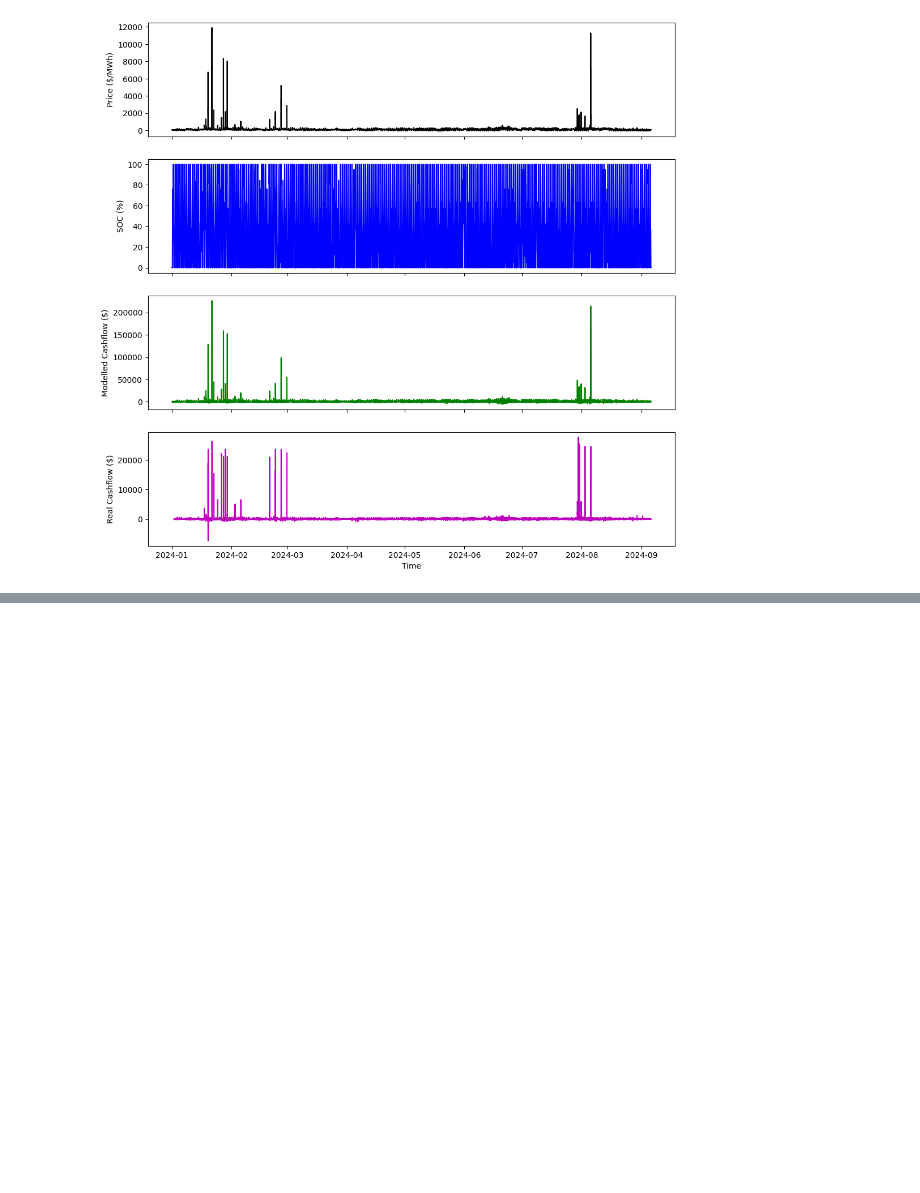
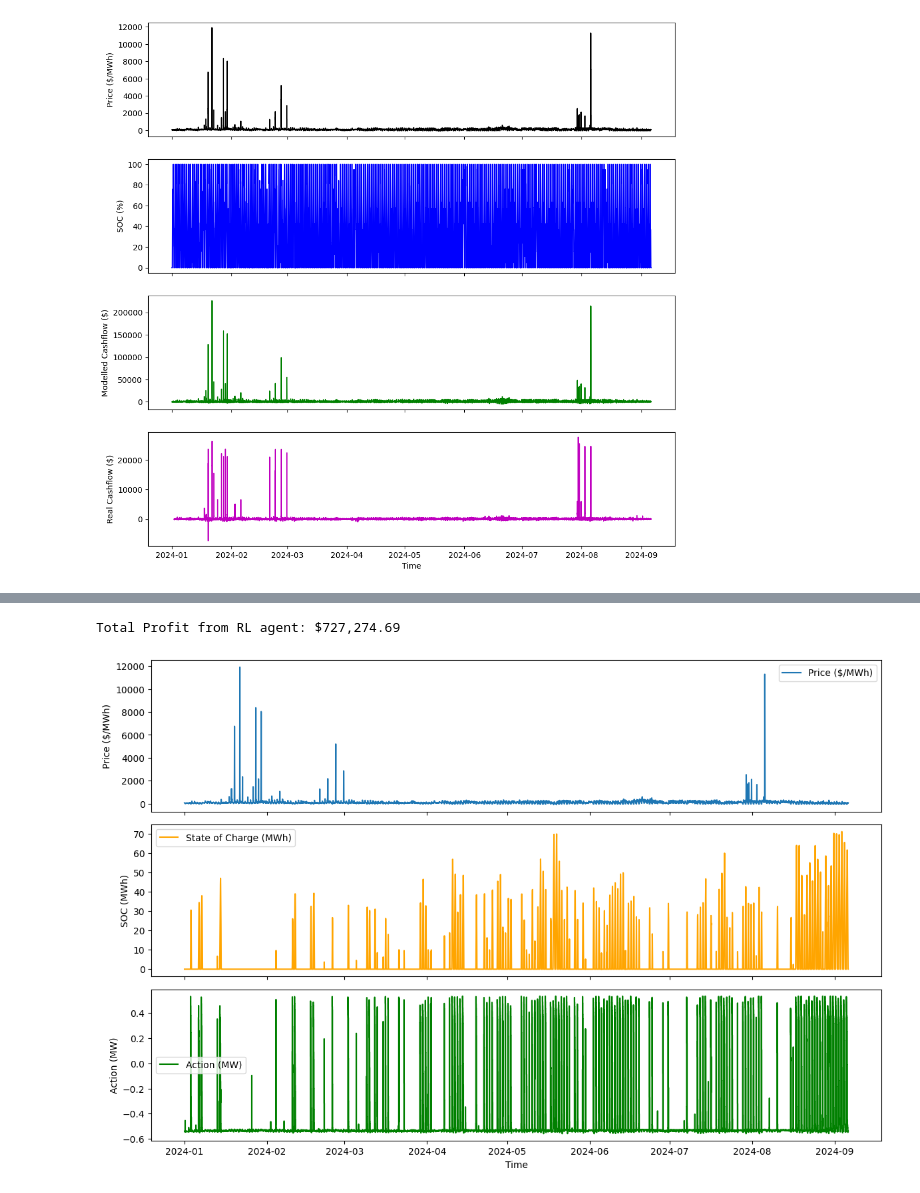
Before and after one commit to jasweep/power-quant-analyst, a Jupyter notebook: src/flexible_dispatch_demo.ipynb, the cells around one changed output, grey strips where cells are left out. Drawn from its saved outputs; the diff is of its cells as text; code cells hidden in the pictures; blank space fills up the shorter version.

```diff
--- a/src/flexible_dispatch_demo.ipynb
+++ b/src/flexible_dispatch_demo.ipynb
@@ -407,0 +507,3 @@ Text(0, 0.5, 'Real Cashflow ($)')
+# %%
+# Train the model
+model.learn(total_timesteps=10000)
@@ -407,0 +529,36 @@ Text(0, 0.5, 'Real Cashflow ($)')
+# %%
+# Evaluate the trained agent
+obs, _ = env.reset()
+rewards = []
+soc_history = []
+actions = []
+for _ in range(len(prices)):
+    action, _states = model.predict(obs, deterministic=True)
+    obs, reward, done, truncated, info = env.step(action)
+    rewards.append(reward)
+    soc_history.append(env.E)
+    actions.append(action[0])
+    if done:
+        break
+
+# Calculate total profit
+total_profit = sum(rewards)
+print(f"Total Profit from RL agent: ${total_profit:,.2f}")
+
+# Plot the results
+fig, ax = plt.subplots(figsize=(12, 8), nrows=3, sharex=True)
+ax[0].plot(prices.index[:len(actions)], prices.values[:len(actions)], label='Price ($/MWh)')
+ax[0].set_ylabel('Price ($/MWh)')
+ax[0].legend()
+ax[1].plot(prices.index[:len(actions)], soc_history, label='State of Charge (MWh)', color='orange')
+ax[1].set_ylabel('SOC (MWh)')
+ax[1].legend()
+ax[2].step(prices.index[:len(actions)], actions, label='Action (MW)', color='green')
+ax[2].set_ylabel('Action (MW)')
+ax[2].set_xlabel('Time')
+ax[2].legend()
+plt.tight_layout()
+plt.show()
+# %% [output]
+Total Profit from RL agent: $727,274.69
+[figure, added]
```
Also changed, not shown: parts of 3 cells of this notebook, 2 other files.
